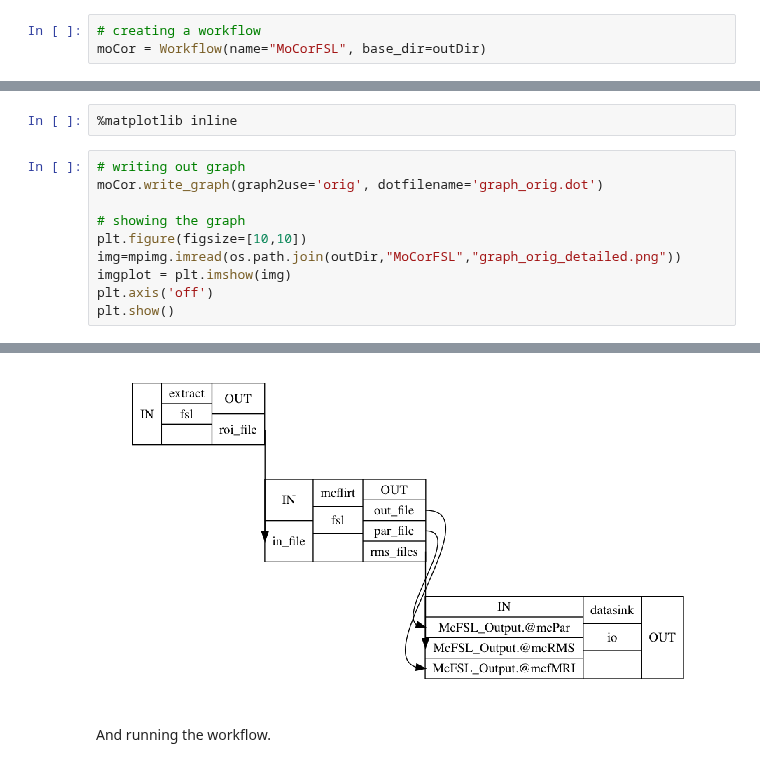
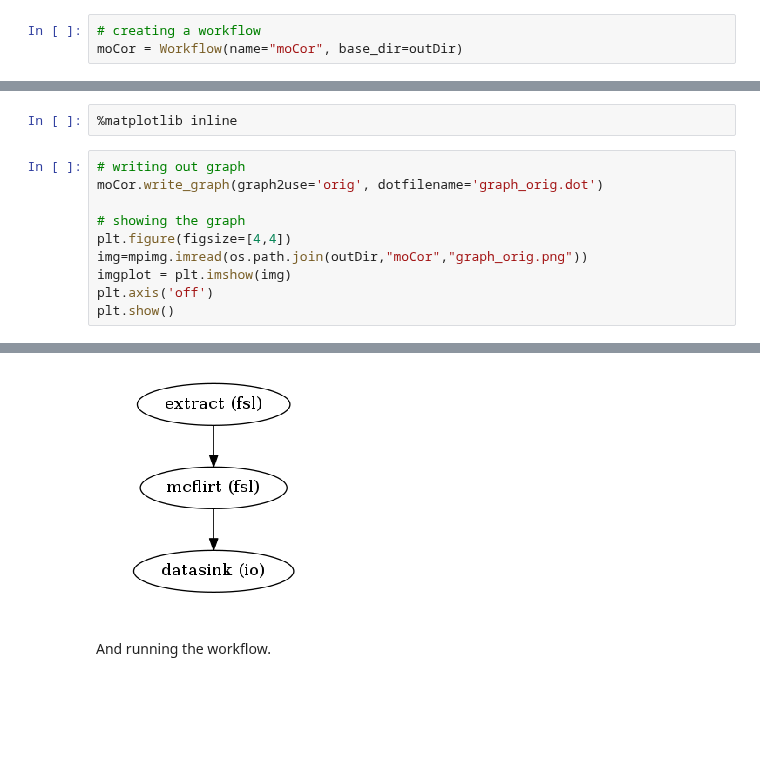
Before and after one commit to sathayas/JupyterfMRIFall2019, a Jupyter notebook: MoCor.ipynb, the cells around one changed output, grey strips where cells are left out. Saved outputs shown, nothing was run; the diff lists cells and outputs as text; blank space fills up the shorter version.

```diff
--- a/MoCor.ipynb
+++ b/MoCor.ipynb
@@ -148,3 +151,3 @@ datasink = Node(DataSink(base_directory=outDir),
 # %%
 # creating a workflow
-moCor = Workflow(name="MoCorFSL", base_dir=outDir)
+moCor = Workflow(name="moCor", base_dir=outDir)
@@ -163,8 +178,8 @@ Just for fun, I am visualizing the workflow.
 moCor.write_graph(graph2use='orig', dotfilename='graph_orig.dot')
 
 # showing the graph
-plt.figure(figsize=[10,10])
-img=mpimg.imread(os.path.join(outDir,"MoCorFSL","graph_orig_detailed.png"))
+plt.figure(figsize=[4,4])
+img=mpimg.imread(os.path.join(outDir,"moCor","graph_orig.png"))
 imgplot = plt.imshow(img)
 plt.axis('off')
 plt.show()
@@ -174,4 +189,4 @@ plt.show()
-[figure, old version]
+[figure, new version]
 # %% [markdown]
 And running the workflow.
 # %%
```
Also changed, not shown: parts of 36 cells of this notebook.
